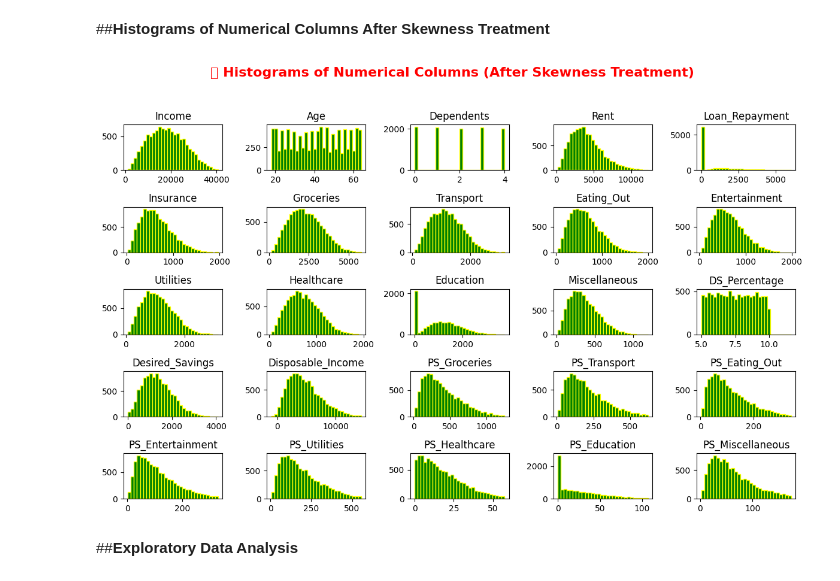
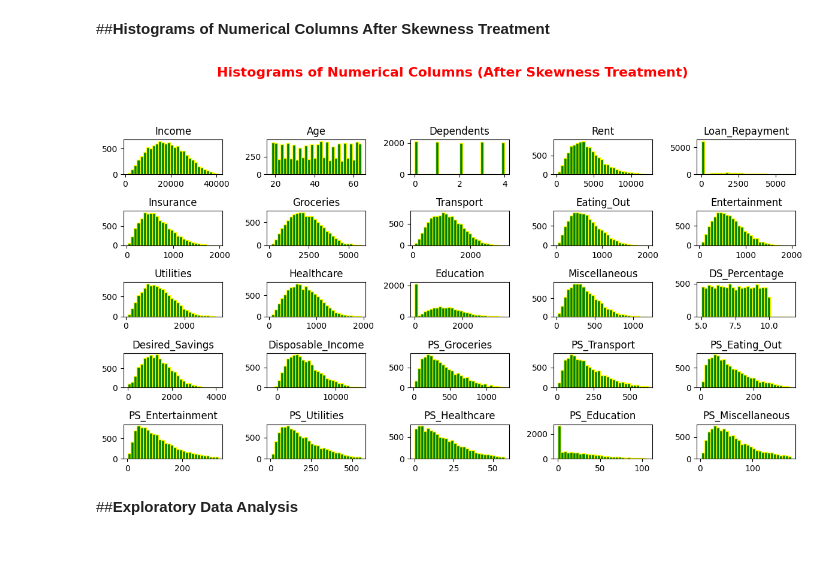
Before and after one commit to Sajuranjith/Indian-Personal-Finance-and-Spending-Habits, a Jupyter notebook: Indian_Personal_Finance_and_Spending_Habits.ipynb, the cells around one changed output. Cells and saved outputs as stored; diff of their text form; code cells hidden in the pictures; blank space fills up the shorter version.

```diff
--- a/Indian_Personal_Finance_and_Spending_Habits.ipynb
+++ b/Indian_Personal_Finance_and_Spending_Habits.ipynb
@@ -549,29 +546,28 @@ numerical_cols['Dependents']=numerical_cols['Dependents'].apply(lambda x:np.sqrt
 # %% [markdown]
 ##**Histograms of Numerical Columns After Skewness Treatment**
 # %%
-numerical_columns = df.select_dtypes(include=['int64', 'float64'])
-
-# Create histograms
-numerical_columns.hist(
-    figsize=(12, 8),            # Slightly larger figure size
-    bins=30,                    # Number of bins
-    edgecolor='yellow',         # Outline color
-    color='green',              # Fill color
+# Plot histograms for all numerical columns after skewness treatment
+df.select_dtypes(include=['int64', 'float64']).hist(
+    figsize=(12, 7),       # Slightly larger for better readability
+    bins=30,               # Good detail level
+    edgecolor='yellow',    # Bar borders
+    color='green',         # Fill color
     grid=False
 )
 
-# Add an informative title
+# Add a well-formatted main title
 plt.suptitle(
-    '📊 Histograms of Numerical Columns (After Skewness Treatment)',
+    'Histograms of Numerical Columns (After Skewness Treatment)',
     color='red',
     fontsize=16,
-    fontweight='bold'
+    fontweight='bold',
+    y=1.02                 # Adjust vertical spacing above subplots
 )
 
-plt.tight_layout(rect=[0, 0.03, 1, 0.95])  # Adjust layout to fit title
+plt.tight_layout(rect=[0, 0.03, 1, 0.95])  # Adjust for title spacing
 plt.show()
 # %% [output]
-[figure, old version]
+[figure, new version]
 # %% [markdown]
 ##**Exploratory Data Analysis**
 # %% [markdown]
```
Also changed, not shown: parts of 3 cells of this notebook.
